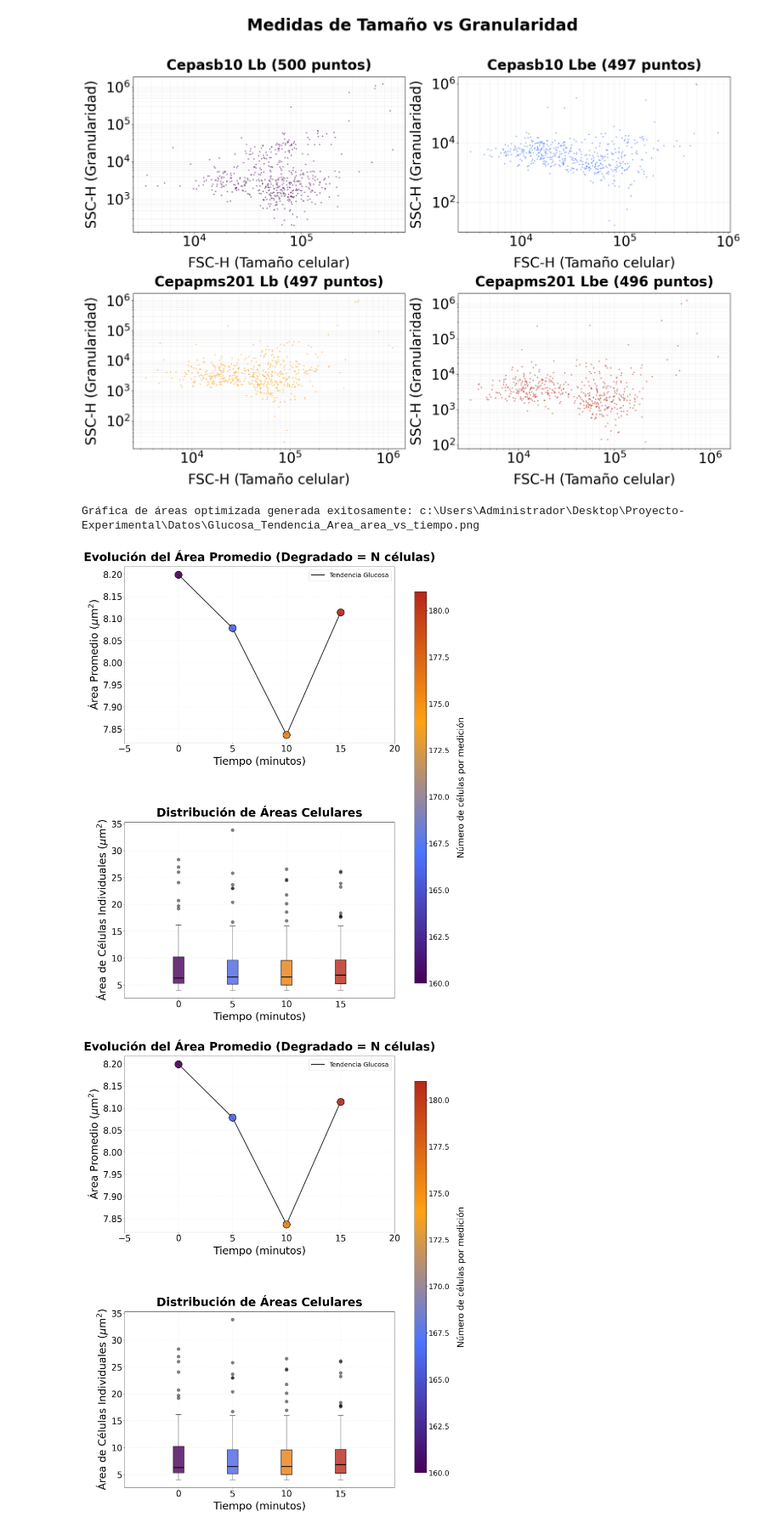
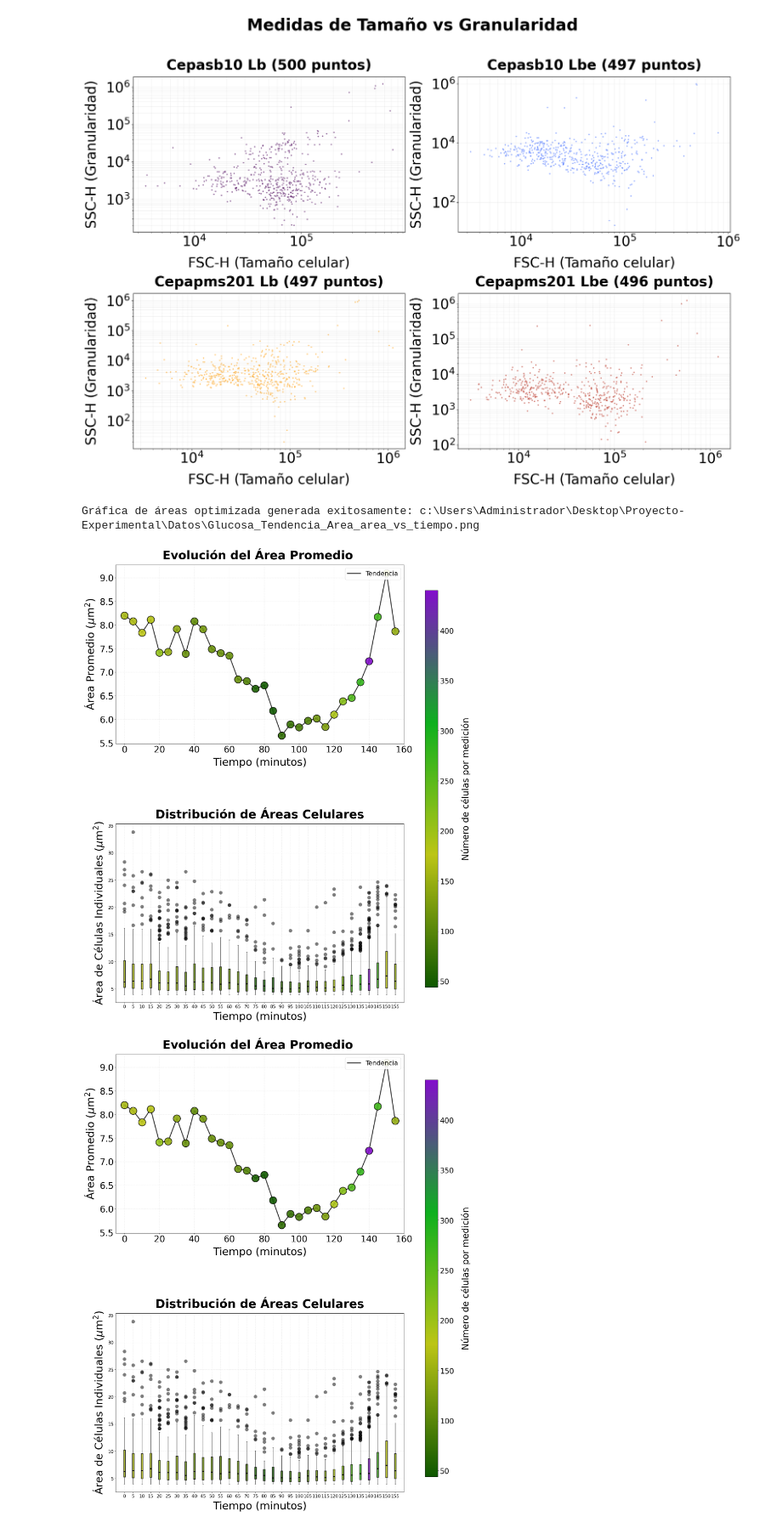
Before and after one commit to ValentinaBustos2025/Proyecto-Experimental, a Jupyter notebook: Datos/cargaDeDatoYPlot copy.ipynb, the cells around one changed output. Shown at 85% size. Cells and saved outputs as stored; diff of their text form; code cells hidden in the pictures.

```diff
--- a/Datos/cargaDeDatoYPlot copy.ipynb
+++ b/Datos/cargaDeDatoYPlot copy.ipynb
@@ -282,10 +282,10 @@ def grafica_area_vs_tiempo(datos_dict, nombre_base, delta_t=5):
     """
     # Paleta base para construir el degradado continuo
     palette = {
-        'glucosa': '#480058',
-        'glicerol_etanol': '#4B75FF',
-        'glicerol': '#FFA213',
-        'glucosa_etanol': '#B72818'
+        'glucosa': "#0F5800",
+        'glicerol_etanol': "#BCC516",
+        'glicerol': "#0EB01E",
+        'glucosa_etanol': "#820FCA"
     }
 
     colors_list = [palette['glucosa'], palette['glicerol_etanol'],
@@ -299,7 +299,7 @@ def grafica_area_vs_tiempo(datos_dict, nombre_base, delta_t=5):
     save_path = os.path.join(script_dir, f"{nombre_base}_area_vs_tiempo.png")
 
     # Aumentamos ligeramente el ancho de la figura (de 16 a 19) para dar espacio a la barra
-    fig, (ax1, ax2) = plt.subplots(2, 1, figsize=(19, 24))
+    fig, (ax1, ax2) = plt.subplots(2, 1, figsize=(20, 24))
     plt.rcParams.update({'font.size': 30})
 
     todos_counts = []
@@ -336,7 +336,7 @@ def grafica_area_vs_tiempo(datos_dict, nombre_base, delta_t=5):
             estilo = estilos_linea[idx_cond % len(estilos_linea)]
             label_cond = nombre.replace('_', ' ').title()
             ax1.plot(tiempos, promedios, linestyle=estilo, color='black',
-                     linewidth=3, alpha=0.8, zorder=1, label=f"Tendencia {label_cond}")
+                     linewidth=3, alpha=0.8, zorder=1, label=f"Tendencia")
 
     if todos_counts:
         vmin, vmax = min(todos_counts), max(todos_counts)
@@ -365,7 +365,7 @@ def grafica_area_vs_tiempo(datos_dict, nombre_base, delta_t=5):
             box.set_linewidth(2)
 
     # Configuración del gráfico superior
-    ax1.set_title('Evolución del Área Promedio (Degradado = N células)', fontsize=40, fontweight='bold', pad=20)
+    ax1.set_title('Evolución del Área Promedio ', fontsize=40, fontweight='bold', pad=20)
     ax1.set_xlabel('Tiempo (minutos)', fontsize=36, labelpad=10)
     ax1.set_ylabel(r'Área Promedio ($\mu$m$^2$)', fontsize=36, labelpad=10)
     ax1.tick_params(axis='both', labelsize=30)
@@ -376,7 +376,7 @@ def grafica_area_vs_tiempo(datos_dict, nombre_base, delta_t=5):
     ax2.set_title('Distribución de Áreas Celulares', fontsize=40, fontweight='bold', pad=20)
     ax2.set_xlabel('Tiempo (minutos)', fontsize=36, labelpad=10)
     ax2.set_ylabel(r'Área de Células Individuales ($\mu$m$^2$)', fontsize=36, labelpad=10)
-    ax2.tick_params(axis='both', labelsize=30)
+    ax2.tick_params(axis='both', labelsize=15)
     ax2.grid(True, alpha=0.3, linestyle='--')
 
     # Sincronizar límites de los ejes X
@@ -408,15 +408,43 @@ def grafica_area_vs_tiempo(datos_dict, nombre_base, delta_t=5):
 # %%
 toma1 = cargar_datos_csv_listas2('Microscopia/GlucosaLB1.csv')  # t = 0
 toma2 = cargar_datos_csv_listas2('Microscopia/GlucosaLB2.csv')  # t = 5
 toma3 = cargar_datos_csv_listas2('Microscopia/GlucosaLB3.csv')  # t = 10
 toma4 = cargar_datos_csv_listas2('Microscopia/GlucosaLB4.csv')  # t = 15
+toma5 = cargar_datos_csv_listas2('Microscopia/Etanol1.csv')  # t = 20
+toma6 = cargar_datos_csv_listas2('Microscopia/Etanol2.csv')  # t = 25
+toma7 = cargar_datos_csv_listas2('Microscopia/Etanol3.csv')  # t = 30
+toma8 = cargar_datos_csv_listas2('Microscopia/Etanol4.csv')  # t = 35
+toma9 = cargar_datos_csv_listas2('Microscopia/Etanol5.csv')  # t = 40
+toma10 = cargar_datos_csv_listas2('Microscopia/Etanol6.csv')  # t = 45
+toma11 = cargar_datos_csv_listas2('Microscopia/Etanol7.csv')  # t = 50
+toma12 = cargar_datos_csv_listas2('Microscopia/Etanol8.csv')  # t = 55
+toma13 = cargar_datos_csv_listas2('Microscopia/Etanol9.csv')  # t = 60
+toma14 = cargar_datos_csv_listas2('Microscopia/Etanol10.csv')  # t = 65
+toma15 = cargar_datos_csv_listas2('Microscopia/Etanol11.csv')  # t = 70
+toma16 = cargar_datos_csv_listas2('Microscopia/Etanol12.csv')  # t = 75
+toma17 = cargar_datos_csv_listas2('Microscopia/Etanol13.csv')  # t = 80
+toma18 = cargar_datos_csv_listas2('Microscopia/Etanol14.csv')  # t = 85
+toma19 = cargar_datos_csv_listas2('Microscopia/Etanol15.csv')  # t = 90
+toma20 = cargar_datos_csv_listas2('Microscopia/Etanol16.csv')  # t = 95
+toma21 = cargar_datos_csv_listas2('Microscopia/Etanol17.csv')  # t = 100
+toma22 = cargar_datos_csv_listas2('Microscopia/Etanol18.csv')  # t = 105
+toma23 = cargar_datos_csv_listas2('Microscopia/Etanol19.csv')  # t = 110
+toma24 = cargar_datos_csv_listas2('Microscopia/Etanol20.csv')  # t = 115
+toma25 = cargar_datos_csv_listas2('Microscopia/Etanol21.csv')  # t = 120
+toma26 = cargar_datos_csv_listas2('Microscopia/Etanol22.csv')  # t = 125
+toma27 = cargar_datos_csv_listas2('Microscopia/Etanol23.csv')  # t = 130
+toma28 = cargar_datos_csv_listas2('Microscopia/Etanol24.csv')  # t = 135
+toma29 = cargar_datos_csv_listas2('Microscopia/Glucosa1.csv')  # t = 140
+toma30 = cargar_datos_csv_listas2('Microscopia/Glucosa2.csv')  # t = 145
+toma31 = cargar_datos_csv_listas2('Microscopia/Glucosa3.csv')  # t = 150
+toma32 = cargar_datos_csv_listas2('Microscopia/Glucosa4.csv')  # t = 155
 
 # Llamada pasándole la secuencia temporal completa
-grafica_area_vs_tiempo({'glucosa': [toma1, toma2, toma3, toma4]}, "Glucosa_Tendencia_Area", delta_t=5)
+grafica_area_vs_tiempo({'glucosa': [toma1, toma2, toma3, toma4,toma5,toma6,toma7,toma8,toma9,toma10,toma11,toma12,toma13,toma14,toma15,toma16,toma17,toma18,toma19,toma20,toma21,toma22,toma23,toma24,toma25,toma26,toma27,toma28,toma29,toma30,toma31,toma32]}, "Glucosa_Tendencia_Area", delta_t=5)
 # %% [output]
 Gráfica de áreas optimizada generada exitosamente: c:\Users\Administrador\Desktop\Proyecto-Experimental\Datos\Glucosa_Tendencia_Area_area_vs_tiempo.png
-[figure, old version]
+[figure, new version]
-[figure, old version]
+[figure, new version]
 # %%
 import os
 import numpy as np
```
Also changed, not shown: parts of 2 cells of this notebook, 5 other files.
